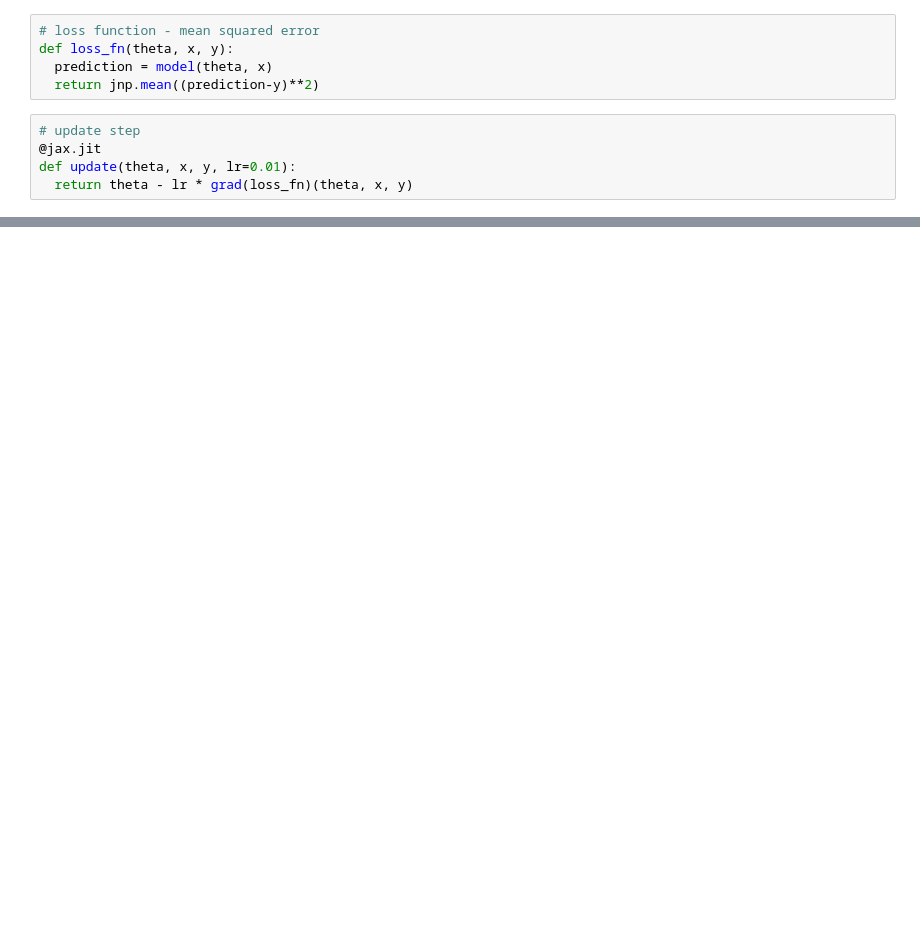
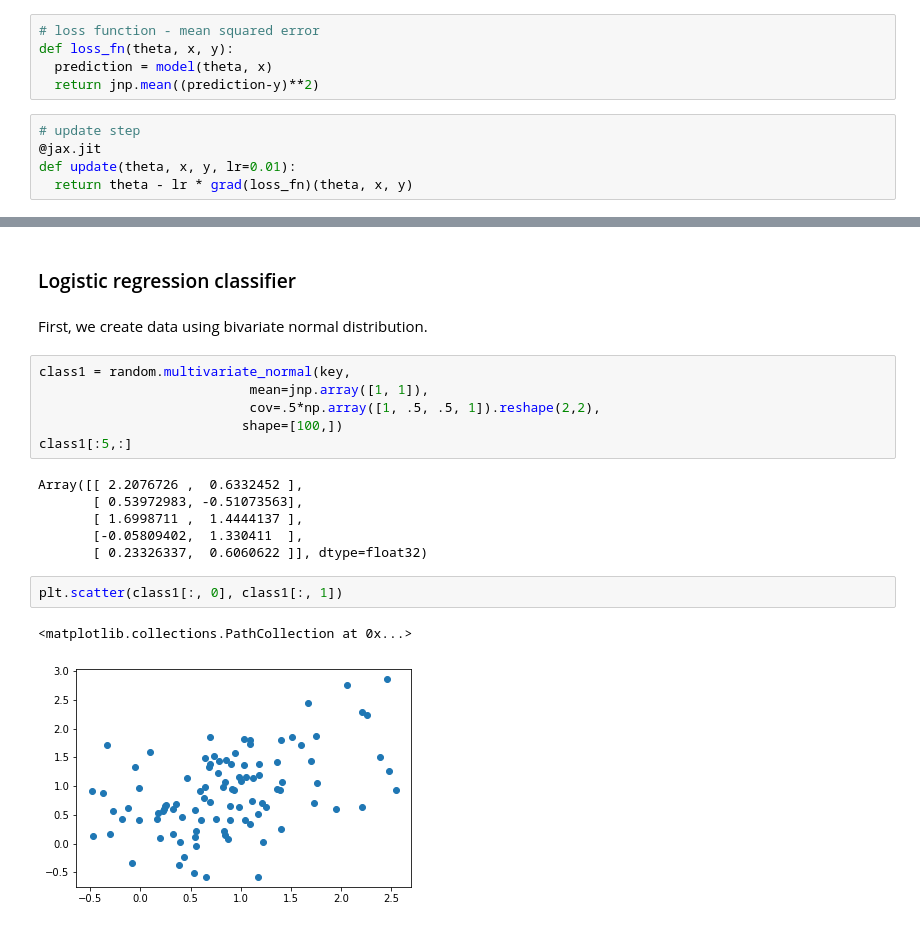
Before and after one commit to asalomatov/options, a Jupyter notebook: notebooks/jax.ipynb, the cells around one changed output, grey strips where cells are left out. Saved outputs shown, nothing was run; the diff lists cells and outputs as text; blank space fills up the shorter version.

Commit message:
added linear and logistic regretion models

```diff
--- a/notebooks/jax.ipynb
+++ b/notebooks/jax.ipynb
@@ -302 +290,22 @@ print(theta_true)
 [ 1. -1.  3.  5. -2.  2.]
+# %% [markdown]
+### Logistic regression classifier
+# %% [markdown]
+First, we create data using bivariate normal distribution.
+# %%
+class1 = random.multivariate_normal(key,
+                           mean=jnp.array([1, 1]),
+                           cov=.5*np.array([1, .5, .5, 1]).reshape(2,2),
+                          shape=[100,])
+class1[:5,:]
+# %% [output]
+Array([[ 2.2076726 ,  0.6332452 ],
+       [ 0.53972983, -0.51073563],
+       [ 1.6998711 ,  1.4444137 ],
+       [-0.05809402,  1.330411  ],
+       [ 0.23326337,  0.6060622 ]], dtype=float32)
+# %%
+plt.scatter(class1[:, 0], class1[:, 1])
+# %% [output]
+<matplotlib.collections.PathCollection at 0x...>
+[figure, added]
```
Also changed, not shown: parts of 29 cells of this notebook.
